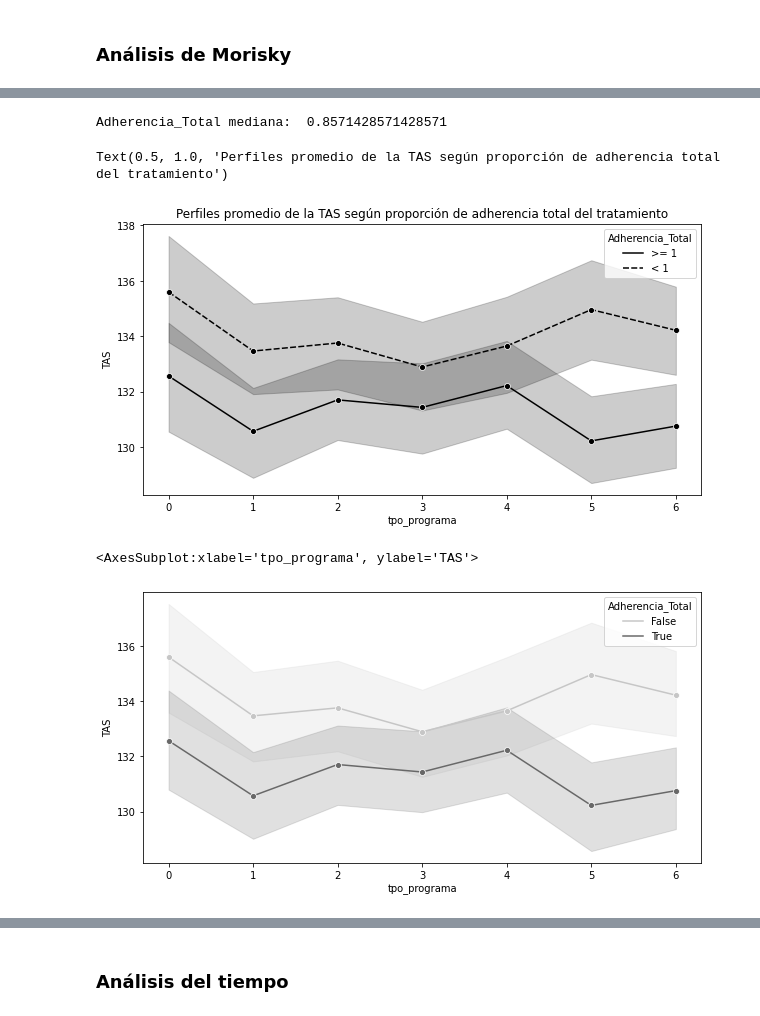
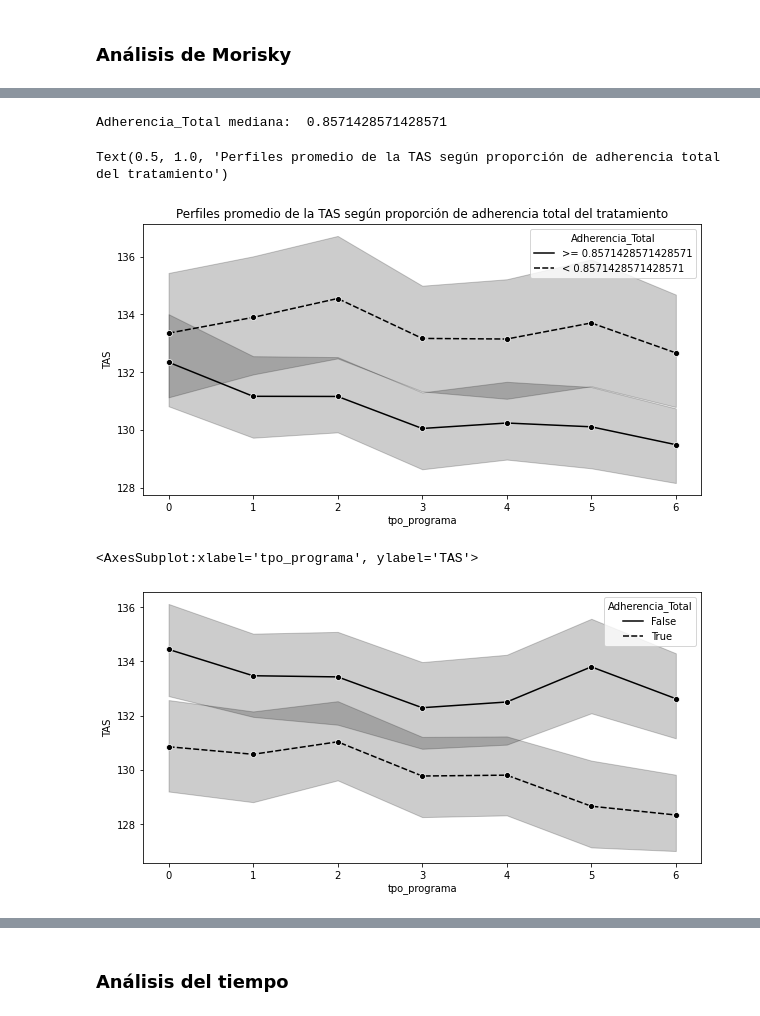
Before and after one commit to ecometto94/Tesis, a Jupyter notebook: Sintaxis/Análisis Descriptivo Paper Style.ipynb, the cells around one changed output, grey strips where cells are left out. Saved outputs shown, nothing was run; the diff lists cells and outputs as text; code cells hidden in the pictures.

```diff
--- a/Sintaxis/Análisis Descriptivo Paper Style.ipynb
+++ b/Sintaxis/Análisis Descriptivo Paper Style.ipynb
@@ -255,20 +255,21 @@ Text(0.5, 1.0, 'Perfiles promedio de la TAS según Adherencia')
 # %%
 plt.figure(figsize=(10,5))
 thresh = tesis.drop_duplicates(["idPaciente", "Adherencia_Total"])["Adherencia_Total"].median()
-thresh = 1
+thresh = thresh
 hue_mask = (tesis["Adherencia_Total"] >= thresh).map({False: f"< {str(thresh)}", True: f">= {str(thresh)}"})
 sns.lineplot(x=tesis["tpo_programa"], y=tesis["TAS"], marker="o", hue=hue_mask, style=hue_mask, palette=["black", "black"])
 print("Adherencia_Total mediana: ", tesis.drop_duplicates(["idPaciente", "Adherencia_Total"])["Adherencia_Total"].median())
 plt.title("Perfiles promedio de la TAS según proporción de adherencia total del tratamiento")
 # %% [output]
 Adherencia_Total mediana:  0.8571428571428571
 Text(0.5, 1.0, 'Perfiles promedio de la TAS según proporción de adherencia total del tratamiento')
-[figure, old version]
+[figure, new version]
 # %%
-sns.lineplot(x=tesis["tpo_programa"], y=tesis["TAS"], marker="o", hue=tesis["Adherencia_Total"] == 1, palette="Greys")
+hue_mask = tesis["Adherencia_Total"] == 1
+sns.lineplot(x=tesis["tpo_programa"], y=tesis["TAS"], marker="o", hue=hue_mask, style=hue_mask, palette=["black", "black"])
 # %% [output]
 <AxesSubplot:xlabel='tpo_programa', ylabel='TAS'>
-[figure, old version]
+[figure, new version]
 # %%
 # Porcentaje de adherencia a través del tiempo
 sns.lineplot(x=tesis["tpo_programa"], y=tesis["Adherencia"], marker="o", color="Grey")
```
Also changed, not shown: parts of 12 cells of this notebook, 5 other files.
